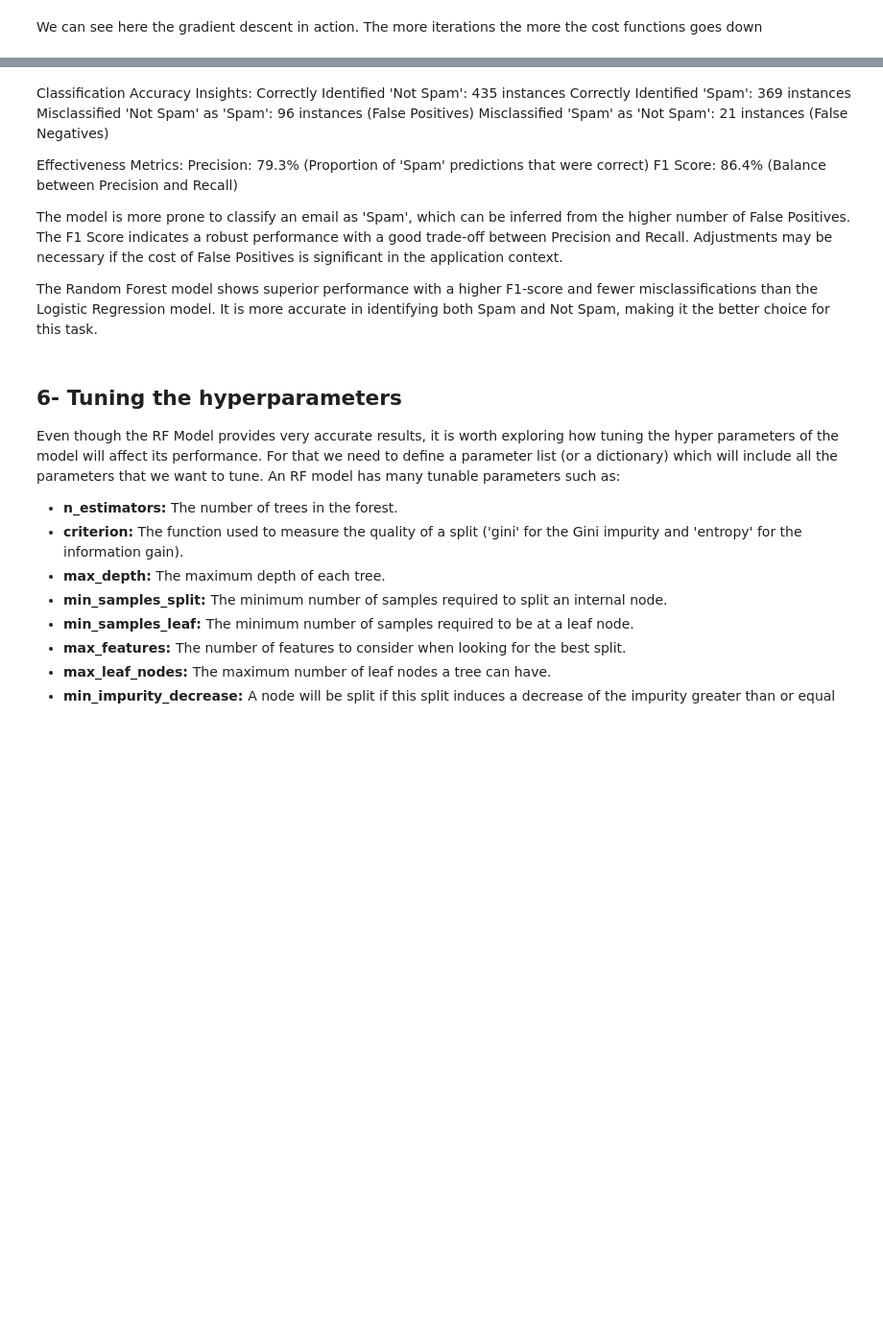
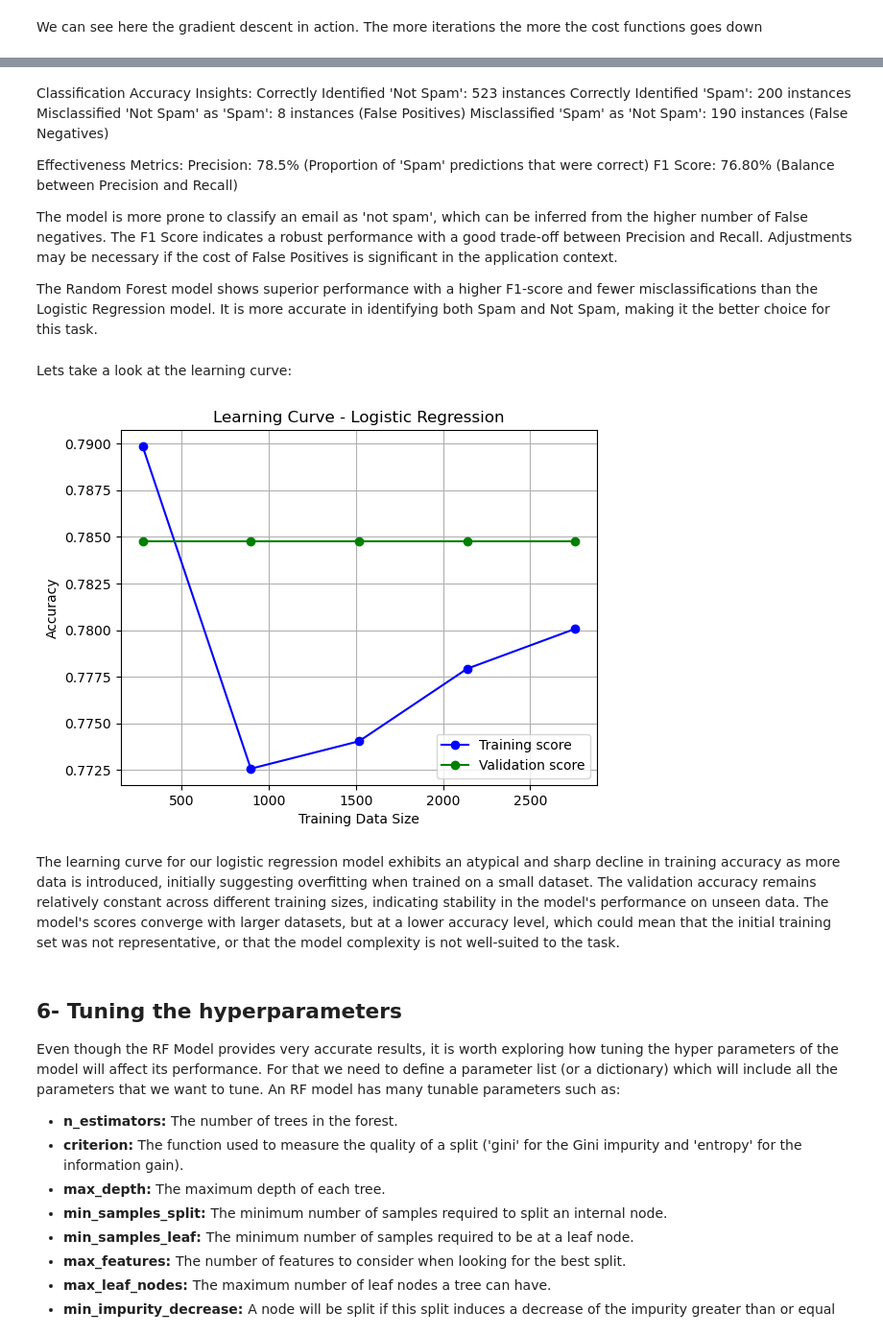
Before and after one commit to ChrysovalantisPsilos/MachineLearning, a Jupyter notebook: script.ipynb, the cells around one changed output, grey strips where cells are left out. Shown: that part at 96% size. Drawn from its saved outputs; the diff is of its cells as text; code cells hidden in the pictures; blank space fills up the shorter version.

```diff
--- a/script.ipynb
+++ b/script.ipynb
@@ -522,19 +526,67 @@ F1 Score: 0.8655660377358491
 # %% [markdown]
 Classification Accuracy Insights:
-    Correctly Identified 'Not Spam': 435 instances
-    Correctly Identified 'Spam': 369 instances
-    Misclassified 'Not Spam' as 'Spam': 96 instances (False Positives)
-    Misclassified 'Spam' as 'Not Spam': 21 instances (False Negatives)
+    Correctly Identified 'Not Spam': 523 instances
+    Correctly Identified 'Spam': 200 instances
+    Misclassified 'Not Spam' as 'Spam': 8 instances (False Positives)
+    Misclassified 'Spam' as 'Not Spam': 190 instances (False Negatives)
 
 Effectiveness Metrics:
-    Precision: 79.3% (Proportion of 'Spam' predictions that were correct)
-    F1 Score: 86.4% (Balance between Precision and Recall)
+    Precision: 78.5% (Proportion of 'Spam' predictions that were correct)
+    F1 Score: 76.80% (Balance between Precision and Recall)
 
-The model is more prone to classify an email as 'Spam', which can be inferred from the higher number of False Positives.
+The model is more prone to classify an email as 'not spam', which can be inferred from the higher number of False negatives.
 The F1 Score indicates a robust performance with a good trade-off between Precision and Recall.
 Adjustments may be necessary if the cost of False Positives is significant in the application context.
 
 The Random Forest model shows superior performance with a higher F1-score and fewer misclassifications than the Logistic Regression model. It is more accurate in identifying both Spam and Not Spam, making it the better choice for this task.
+# %% [markdown]
+Lets take a look at the learning curve:
+# %%
+import numpy as np
+import matplotlib.pyplot as plt
+from sklearn.model_selection import learning_curve
+
+def plot_custom_learning_curve(X_train, y_train, X_val, y_val, train_sizes):
+    train_scores = []
+    val_scores = []
+
+    for size in train_sizes:
+        # Get subset of training data
+        X_train_subset = X_train[:size]
+        y_train_subset = y_train[:size]
+
+        # Predict on training subset and validation set
+        y_train_pred = predict(X_train_subset, w, b)
+        y_val_pred = predict(X_val, w, b)
+
+        # Calculate accuracy
+        train_accuracy = accuracy_score(y_train_subset, y_train_pred)
+        val_accuracy = accuracy_score(y_val, y_val_pred)
+
+        # Store the scores
+        train_scores.append(train_accuracy)
+        val_scores.append(val_accuracy)
+
+    # Plot the learning curve
+    plt.plot(train_sizes, train_scores, label='Training score', color='blue', marker='o')
+    plt.plot(train_sizes, val_scores, label='Validation score', color='green', marker='o')
+
+    plt.title('Learning Curve - Logistic Regression')
+    plt.xlabel('Training Data Size')
+    plt.ylabel('Accuracy')
+    plt.legend(loc='lower right')
+    plt.grid()
+    plt.show()
+
+# Define training sizes (e.g., 10%, 25%, 50%, 75%, 100% of the training data)
+train_sizes = [int(x * len(X_train)) for x in np.linspace(0.1, 1.0, 5)]
+
+# Plot the learning curve
+plot_custom_learning_curve(X_train, y_train, X_val, y_val, train_sizes)
+# %% [output]
+[figure, added]
+# %% [markdown]
+The learning curve for our logistic regression model exhibits an atypical and sharp decline in training accuracy as more data is introduced, initially suggesting overfitting when trained on a small dataset. The validation accuracy remains relatively constant across different training sizes, indicating stability in the model's performance on unseen data. The model's scores converge with larger datasets, but at a lower accuracy level, which could mean that the initial training set was not representative, or that the model complexity is not well-suited to the task.
 # %% [markdown]
 <a name="6"></a>
 ## 6- Tuning the hyperparameters
```
Also changed, not shown: parts of 8 cells of this notebook.
